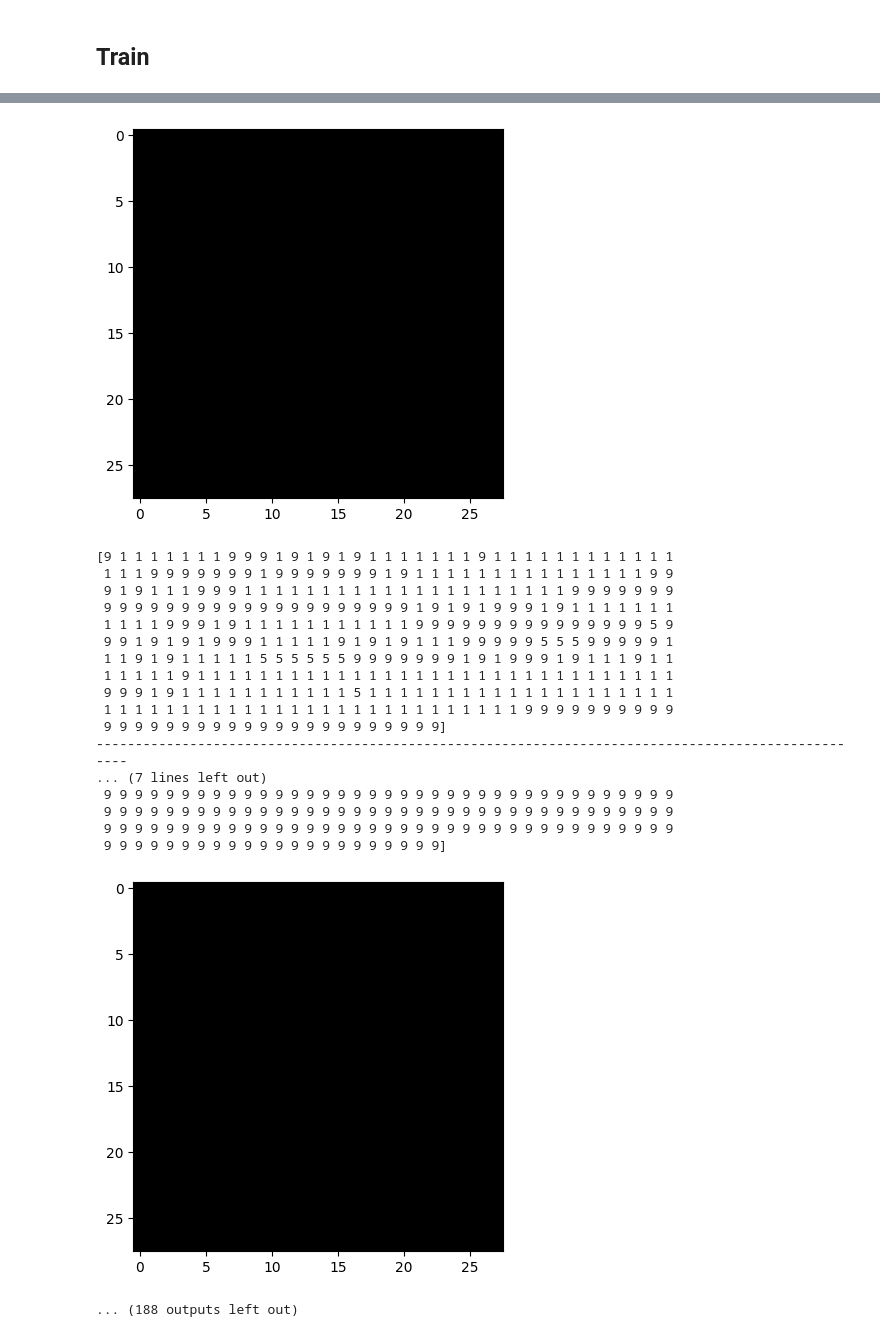
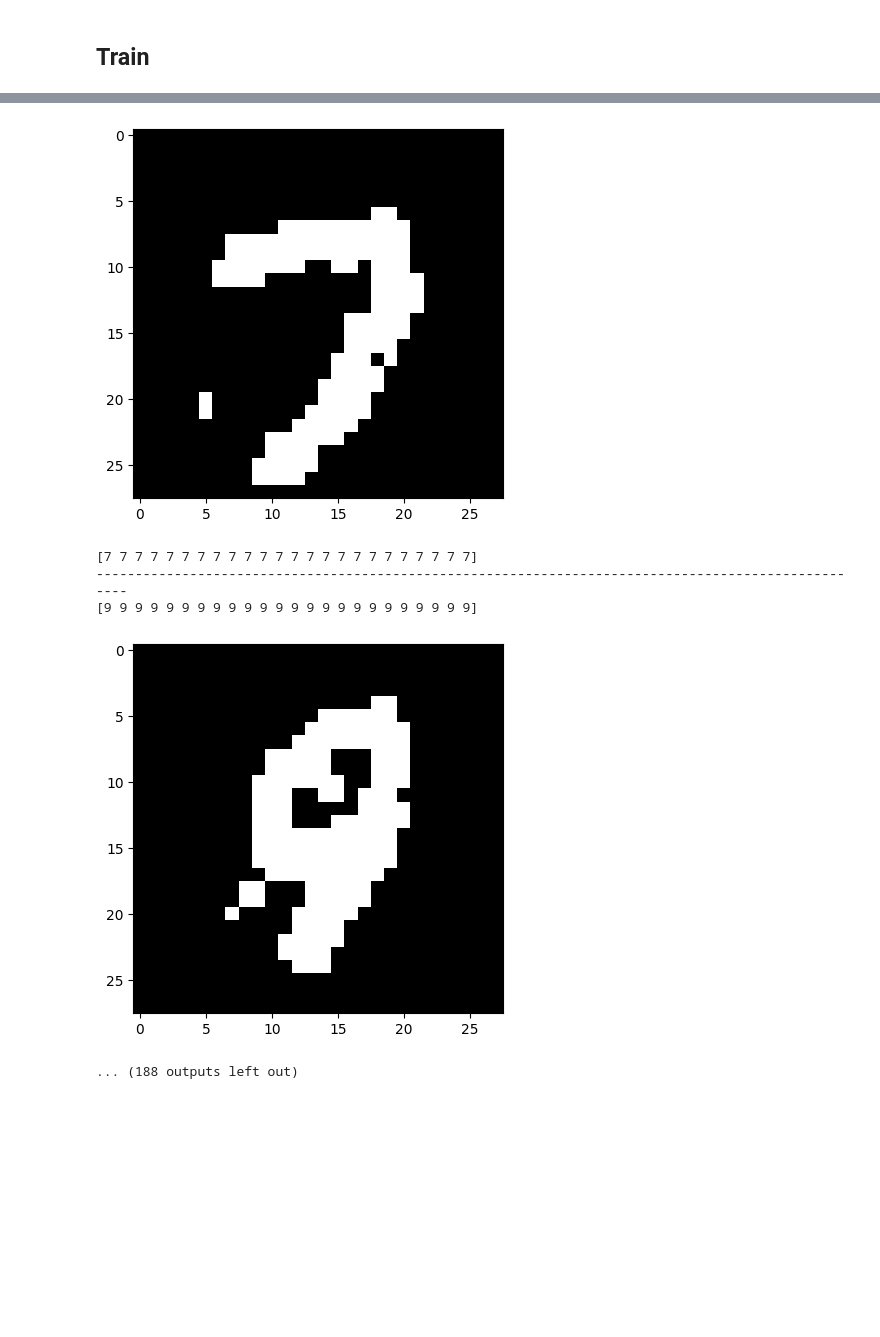
Before and after one commit to ethan-w-roland/AUNN, a Jupyter notebook: MNIST_experiment.ipynb, the cells around one changed output, grey strips where cells are left out. Cells and saved outputs as stored; diff of their text form; code cells hidden in the pictures; blank space fills up the shorter version.

Commit message:
double idx is unneeded as long as you work along 2^x borders seeing good extrapolation on 1k training but fails when increasing training set size

```diff
--- a/MNIST_experiment.ipynb
+++ b/MNIST_experiment.ipynb
@@ -405,7 +343,6 @@ num_epochs = 50000
 
 model = AUNNModel(
     embedding_dim=embedd_dim,
-    id_dim=id_dim,
     output_dim=output_dim,
     num_layers=num_layers,
     hidden_dim=hidden_dim).to(device)
@@ -413,11 +352,11 @@ print(f"Model has {model.count_params():,} parameters")
 # %%
 criterion = nn.CrossEntropyLoss()
-lr = 1e-3
+lr = 0.001
 optimizer = optim.AdamW(model.parameters(), lr=lr)
 # %%
 #DEBUG
-num_ex = len(train_labels)
-# num_ex = 2000
+# num_ex = len(train_labels)
+num_ex = 1000
 train_data = train_data[:num_ex*ex_len]
-train_data = torch.tensor(train_data, dtype=torch.uint8).to(device)
+train_data = torch.tensor(train_data, dtype=torch.long).to(device)
 print(f"train_data: {train_data.shape}")
@@ -555,12 +512,13 @@ print(lbl_2)
 # %%
-entry_num = num_ex - 1
+entry_num = num_ex - 100
 offset = entry_num * ex_len
 abs_indices = torch.arange(offset, offset+ex_len, device=device)
 data_indices = abs_indices % ex_len
 ex_indices = abs_indices // ex_len
-inputs = torch.stack([data_indices, ex_indices], dim=1).to(device)
+ex_indices = ex_indices * 256
+indices = ex_indices + data_indices
 with torch.no_grad():
-    outputs = model(inputs)
+    outputs = model(indices)
     outputs = torch.argmax(outputs, dim=1)
 
 outputs = outputs.cpu().numpy()
@@ -568,16 +526,8 @@ lbl_1 = outputs[0:lbl_len]
 img = outputs[lbl_len:lbl_len+img_len]
 lbl_2 = outputs[lbl_len+img_len:]
 
-# lbl_1_val = lbl_1[:4]
-# lbl_1_val = lbl_1_val @ (1 << np.arange(4)) #bin to decimal
-# print(lbl_1_val)
-
 print(lbl_1)
-img = img.astype(np.uint8)
-# img = np.unpackbits(img)
-# img = img.reshape(28, 32)
-img = img.reshape(28, 28)
-# img = byte_decompress_img(img)
+img = decode_patches(img, 2)
 plt.imshow(img, cmap='gray')
 plt.show()
 print(lbl_2)
@@ -608,13 +538,14 @@ print(lbl_2)
 # %%
 for i in range(100):
-    entry_num = num_ex+i #unseen data
+    entry_num = num_ex+100+i #unseen data
     offset = entry_num * ex_len
     abs_indices = torch.arange(offset, offset+ex_len, device=device)
     data_indices = abs_indices % ex_len
     ex_indices = abs_indices // ex_len
-    inputs = torch.stack([data_indices, ex_indices], dim=1).to(device)
+    ex_indices = ex_indices * 256
+    indices = ex_indices + data_indices
     with torch.no_grad():
-        outputs = model(inputs)
+        outputs = model(indices)
         outputs = torch.argmax(outputs, dim=1)
 
     outputs = outputs.cpu().numpy()
@@ -622,16 +553,8 @@ for i in range(100):
     img = outputs[lbl_len:lbl_len+img_len]
     lbl_2 = outputs[lbl_len+img_len:]
 
-    # lbl_1_val = lbl_1[:4]
-    # lbl_1_val = lbl_1_val @ (1 << np.arange(4)) #bin to decimal
-    # print(lbl_1_val)
-
     print(lbl_1)
-    # img = img.astype(np.uint8)
-    # img = np.unpackbits(img)
-    # img = img.reshape(28, 32)
-    img = img.reshape(28, 28)
-    # img = byte_decompress_img(img)
+    img = decode_patches(img, 2)
     plt.imshow(img, cmap='gray')
     plt.show()
     print(lbl_2)
@@ -723,20 +580,6 @@ for i in range(100):
-[figure, old version]
+[figure, new version]
-[9 1 1 1 1 1 1 1 9 9 9 1 9 1 9 1 9 1 1 1 1 1 1 1 9 1 1 1 1 1 1 1 1 1 1 1 1
- 1 1 1 9 9 9 9 9 9 9 1 9 9 9 9 9 9 9 1 9 1 1 1 1 1 1 1 1 1 1 1 1 1 1 1 9 9
- 9 1 9 1 1 1 9 9 9 1 1 1 1 1 1 1 1 1 1 1 1 1 1 1 1 1 1 1 1 1 9 9 9 9 9 9 9
- 9 9 9 9 9 9 9 9 9 9 9 9 9 9 9 9 9 9 9 9 1 9 1 9 1 9 9 9 1 9 1 1 1 1 1 1 1
- 1 1 1 1 9 9 9 1 9 1 1 1 1 1 1 1 1 1 1 1 9 9 9 9 9 9 9 9 9 9 9 9 9 9 9 5 9
- 9 9 1 9 1 9 1 9 9 9 1 1 1 1 1 9 1 9 1 9 1 1 1 9 9 9 9 9 5 5 5 9 9 9 9 9 1
- 1 1 9 1 9 1 1 1 1 1 5 5 5 5 5 5 9 9 9 9 9 9 9 1 9 1 9 9 9 1 9 1 1 1 9 1 1
- 1 1 1 1 1 9 1 1 1 1 1 1 1 1 1 1 1 1 1 1 1 1 1 1 1 1 1 1 1 1 1 1 1 1 1 1 1
- 9 9 9 1 9 1 1 1 1 1 1 1 1 1 1 1 5 1 1 1 1 1 1 1 1 1 1 1 1 1 1 1 1 1 1 1 1
- 1 1 1 1 1 1 1 1 1 1 1 1 1 1 1 1 1 1 1 1 1 1 1 1 1 1 1 9 9 9 9 9 9 9 9 9 9
- 9 9 9 9 9 9 9 9 9 9 9 9 9 9 9 9 9 9 9 9 9 9]
+[7 7 7 7 7 7 7 7 7 7 7 7 7 7 7 7 7 7 7 7 7 7 7 7]
 ----------------------------------------------------------------------------------------------------
-... (7 lines left out)
- 9 9 9 9 9 9 9 9 9 9 9 9 9 9 9 9 9 9 9 9 9 9 9 9 9 9 9 9 9 9 9 9 9 9 9 9 9
- 9 9 9 9 9 9 9 9 9 9 9 9 9 9 9 9 9 9 9 9 9 9 9 9 9 9 9 9 9 9 9 9 9 9 9 9 9
- 9 9 9 9 9 9 9 9 9 9 9 9 9 9 9 9 9 9 9 9 9 9 9 9 9 9 9 9 9 9 9 9 9 9 9 9 9
- 9 9 9 9 9 9 9 9 9 9 9 9 9 9 9 9 9 9 9 9 9 9]
+[9 9 9 9 9 9 9 9 9 9 9 9 9 9 9 9 9 9 9 9 9 9 9 9]
-[figure, old version]
+[figure, new version]
 ... (188 outputs left out)
```
Also changed, not shown: parts of 18 cells of this notebook, 3 other files.
